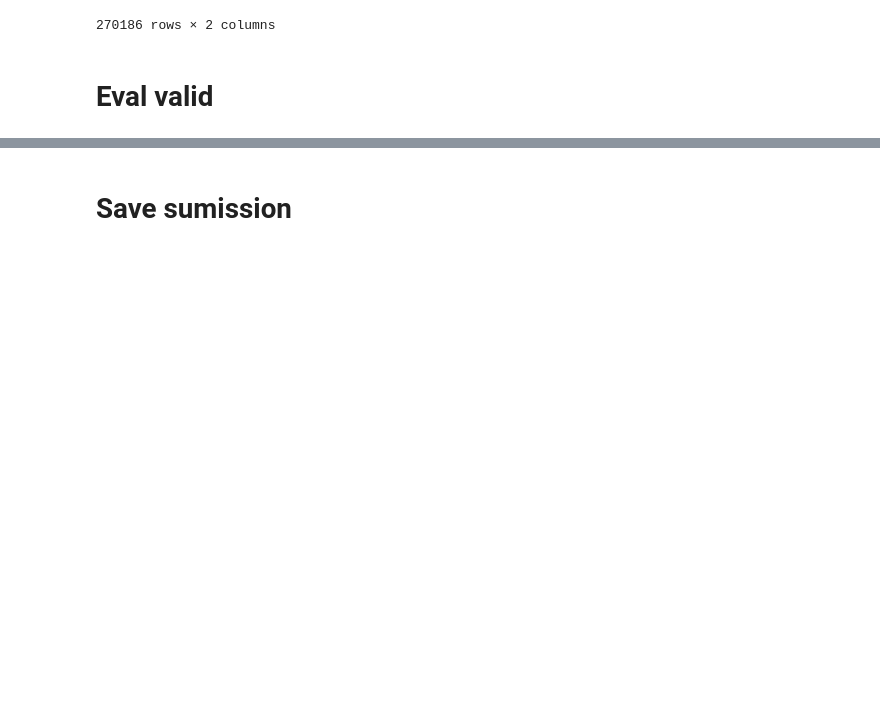
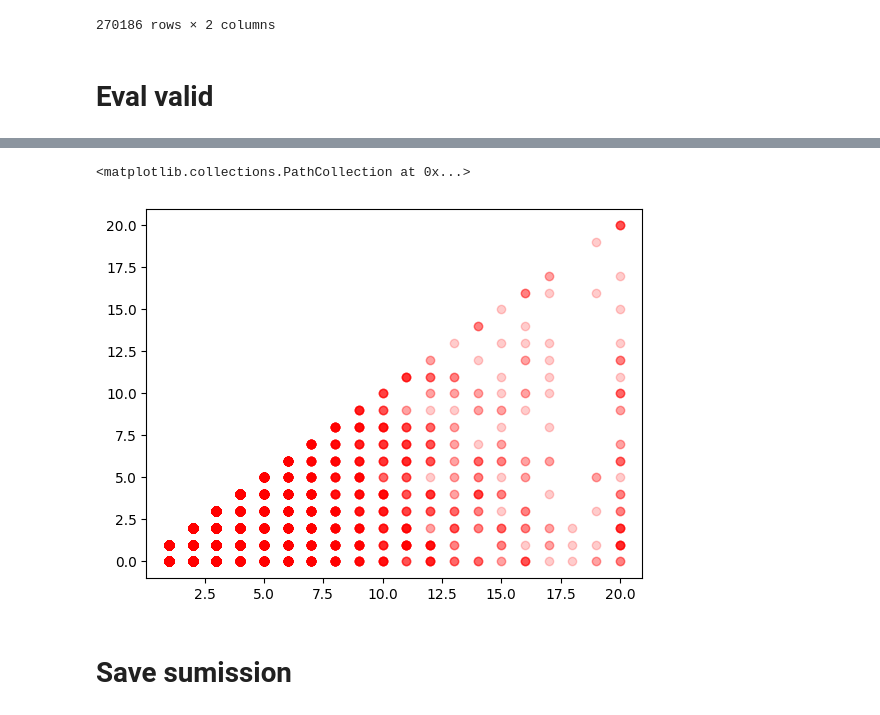
Before and after one commit to haiminh2001/Otto, a Jupyter notebook: hyper-mega-ultra-wtf-graph-tool.ipynb, the cells around one changed output, grey strips where cells are left out. Saved outputs shown, nothing was run; the diff lists cells and outputs as text; code cells hidden in the pictures; blank space fills up the shorter version.

```diff
--- a/hyper-mega-ultra-wtf-graph-tool.ipynb
+++ b/hyper-mega-ultra-wtf-graph-tool.ipynb
@@ -1125,0 +1152,3 @@ dtype: float64
+# %%
+recall_per_type, test_labels = get_recall20(final, session_list, JOIN, n = 200)
+recall_per_type
@@ -1126,3 +1162,9 @@ dtype: float64
+# %%
+import matplotlib.pyplot as plt
+plt.scatter(test_labels['gt_count'],test_labels['hits'], color = 'red', alpha = 0.2)
+# %% [output]
+<matplotlib.collections.PathCollection at 0x...>
+[figure, added]
 # %% [markdown]
 # Save sumission
 # %%
```
Also changed, not shown: parts of 15 cells of this notebook, 3 other files.
